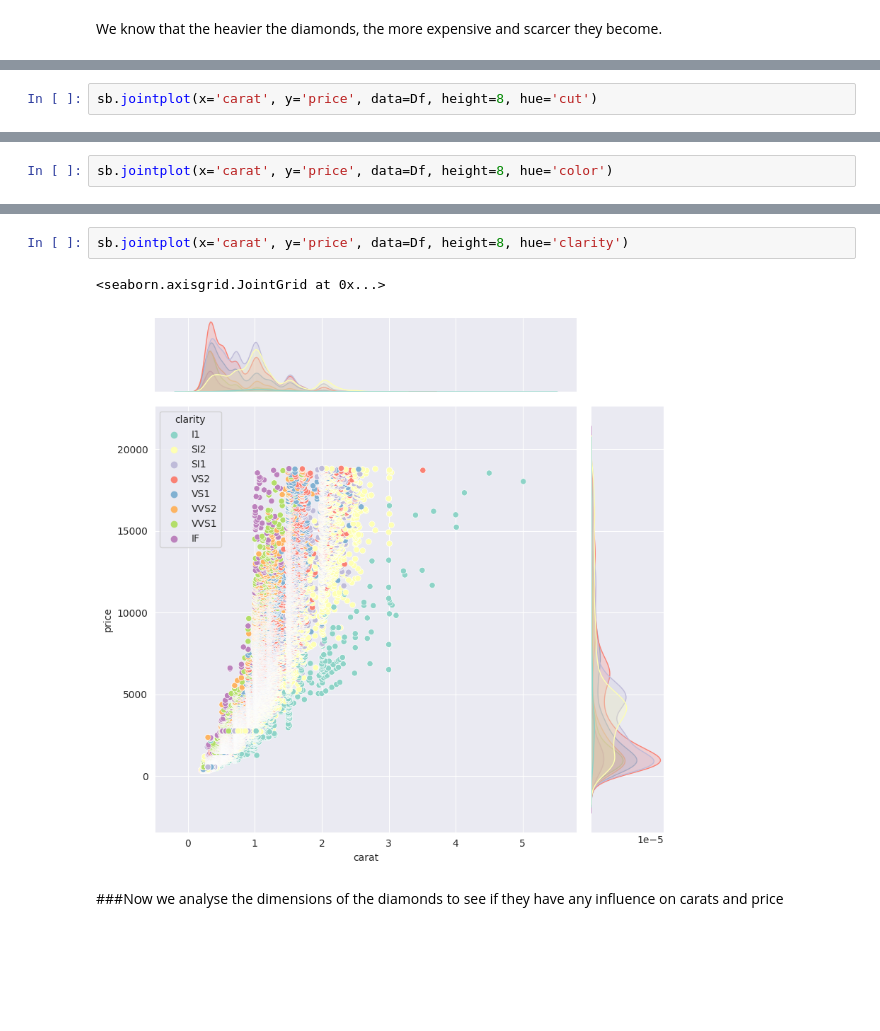
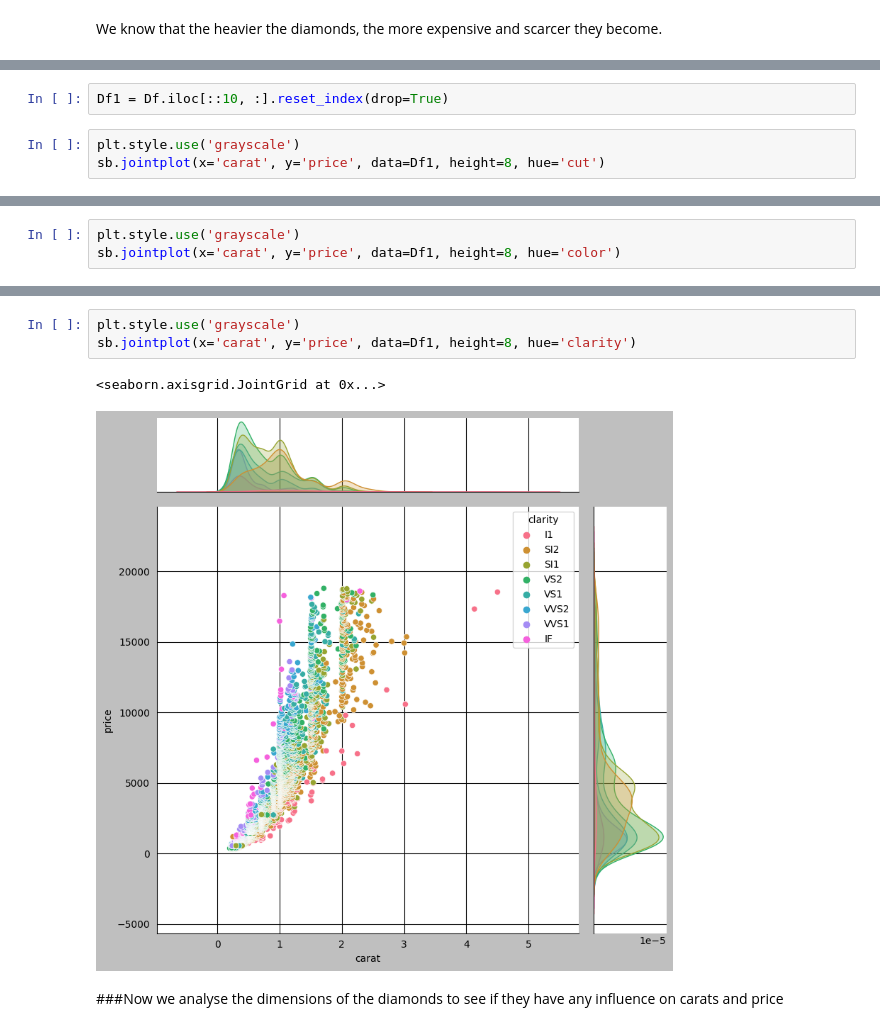
Before and after one commit to ASTRONOE/Common_Data_Analysis, a Jupyter notebook: Diamonds_project.ipynb, the cells around one changed output, grey strips where cells are left out. Saved outputs shown, nothing was run; the diff lists cells and outputs as text; blank space fills up the shorter version.

```diff
--- a/Diamonds_project.ipynb
+++ b/Diamonds_project.ipynb
@@ -475,4 +482,7 @@ Now let us see the distribution of diamond quality ratings against their price a
+# %%
+Df1 = Df.iloc[::10, :].reset_index(drop=True)
 # %%
-sb.jointplot(x='carat', y='price', data=Df, height=8, hue='cut')
+plt.style.use('grayscale')
+sb.jointplot(x='carat', y='price', data=Df1, height=8, hue='cut')
 # %% [output]
 <seaborn.axisgrid.JointGrid at 0x...>
@@ -480,4 +490,5 @@ sb.jointplot(x='carat', y='price', data=Df, height=8, hue='cut')
 # %%
-sb.jointplot(x='carat', y='price', data=Df, height=8, hue='color')
+plt.style.use('grayscale')
+sb.jointplot(x='carat', y='price', data=Df1, height=8, hue='color')
 # %% [output]
 <seaborn.axisgrid.JointGrid at 0x...>
@@ -485,8 +496,9 @@ sb.jointplot(x='carat', y='price', data=Df, height=8, hue='color')
 # %%
-sb.jointplot(x='carat', y='price', data=Df, height=8, hue='clarity')
+plt.style.use('grayscale')
+sb.jointplot(x='carat', y='price', data=Df1, height=8, hue='clarity')
 # %% [output]
 <seaborn.axisgrid.JointGrid at 0x...>
-[figure, old version]
+[figure, new version]
 # %% [markdown]
 ###Now we analyse the dimensions of the diamonds to see if they have any influence on carats and price
 # %%
```
Also changed, not shown: parts of 56 cells of this notebook.
